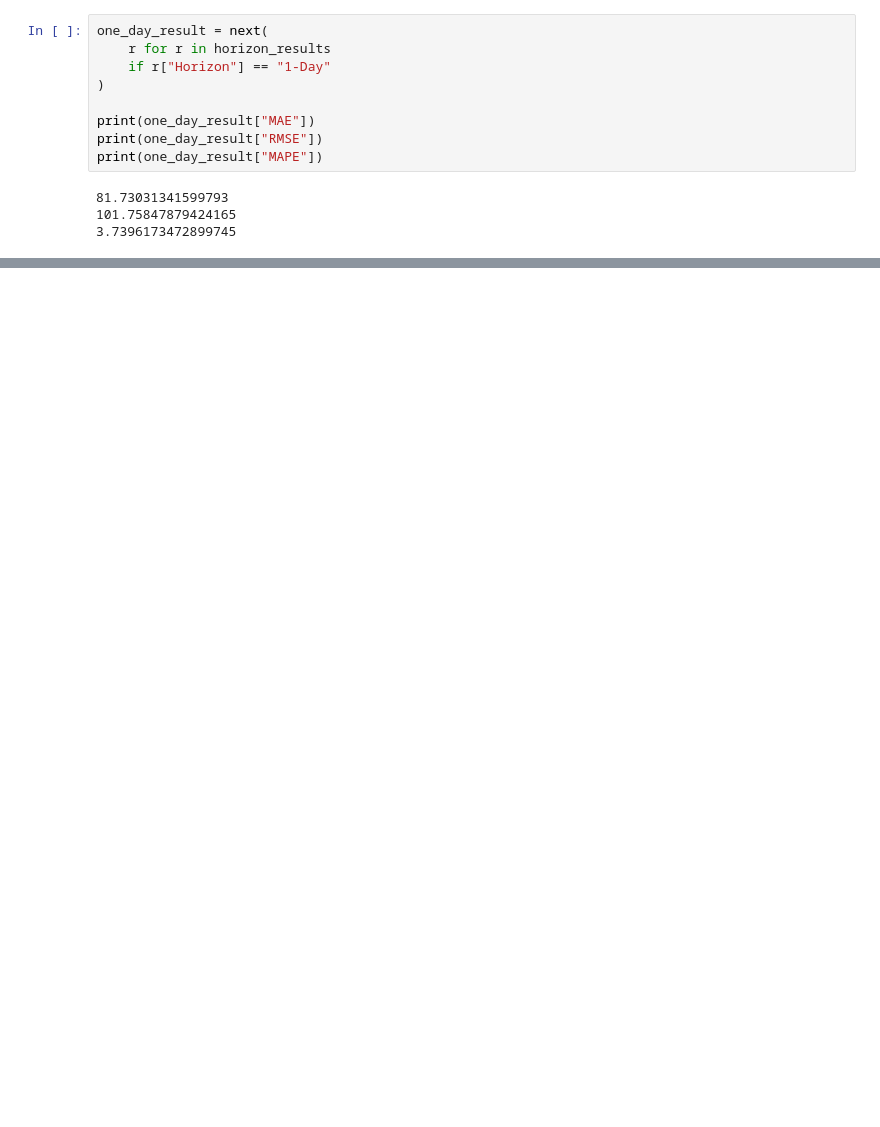
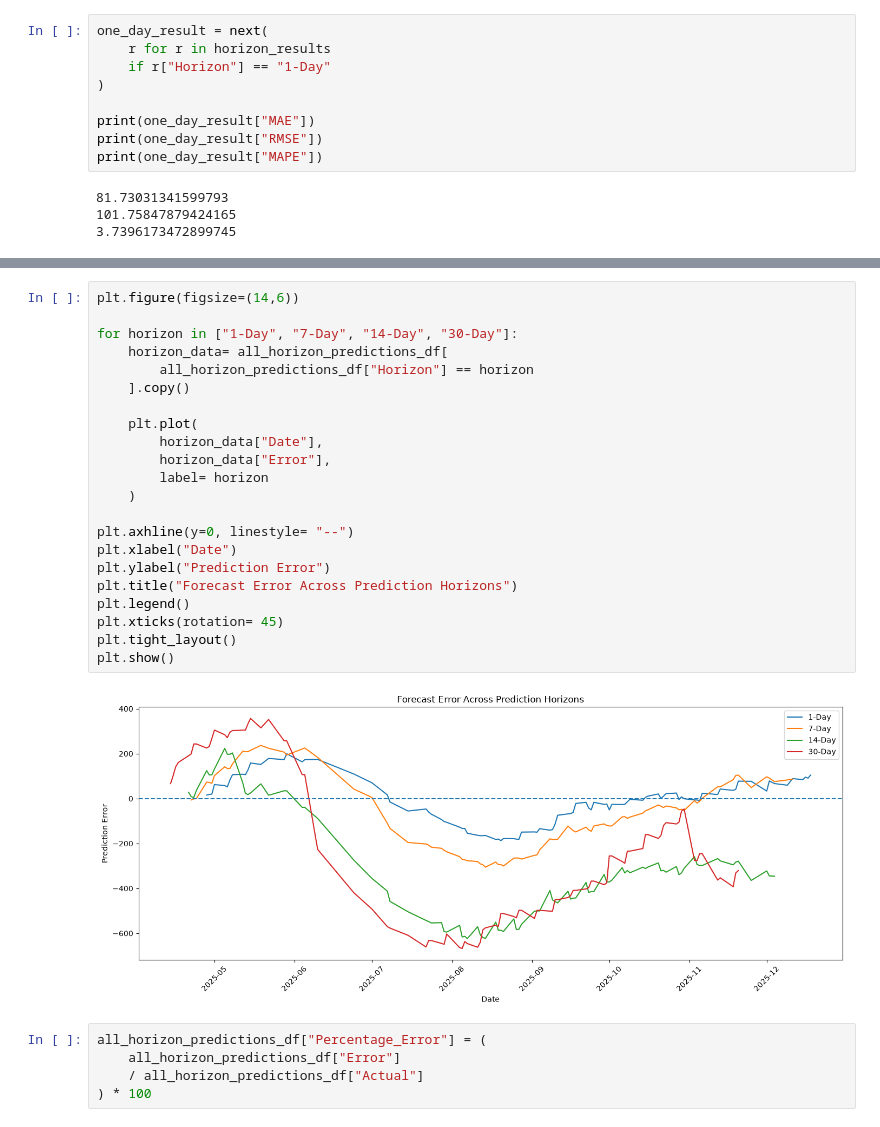
Before and after one commit to shivani1707s/Predictive-Forecasting-HHS, a Jupyter notebook: notebooks/Modeling.ipynb, the cells around one changed output, grey strips where cells are left out. Cells and saved outputs as stored; diff of their text form; blank space fills up the shorter version.

```diff
--- a/notebooks/Modeling.ipynb
+++ b/notebooks/Modeling.ipynb
@@ -1678,0 +1767,29 @@ KeyError: 'Date'
+# %%
+plt.figure(figsize=(14,6))
+
+for horizon in ["1-Day", "7-Day", "14-Day", "30-Day"]:
+    horizon_data= all_horizon_predictions_df[
+        all_horizon_predictions_df["Horizon"] == horizon
+    ].copy()
+
+    plt.plot(
+        horizon_data["Date"],
+        horizon_data["Error"],
+        label= horizon
+    )
+
+plt.axhline(y=0, linestyle= "--")
+plt.xlabel("Date")
+plt.ylabel("Prediction Error")
+plt.title("Forecast Error Across Prediction Horizons")
+plt.legend()
+plt.xticks(rotation= 45)
+plt.tight_layout()
+plt.show()
+# %% [output]
+[figure, added]
+# %%
+all_horizon_predictions_df["Percentage_Error"] = (
+    all_horizon_predictions_df["Error"]
+    / all_horizon_predictions_df["Actual"]
+) * 100
```
Also changed, not shown: parts of 20 cells of this notebook.
